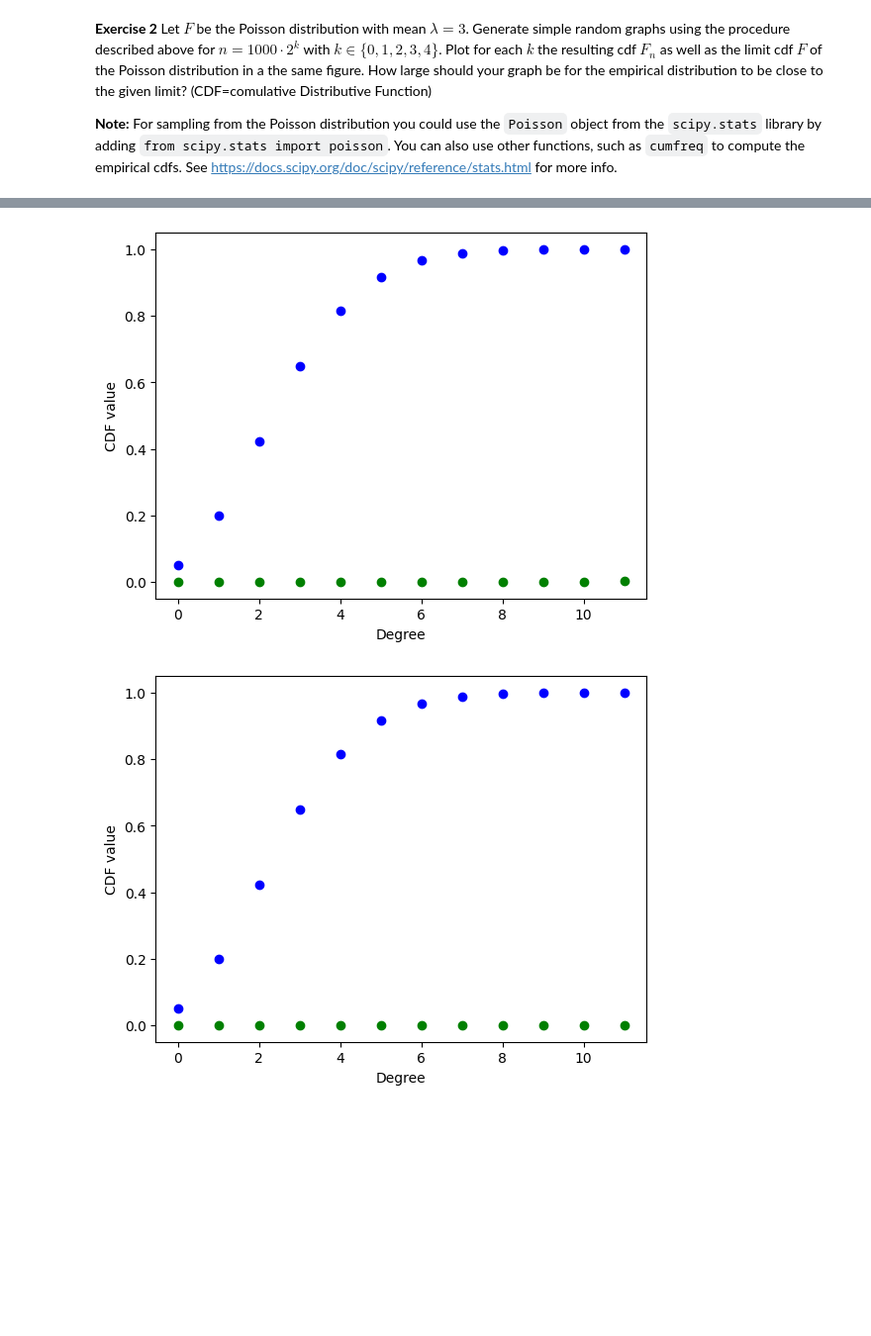
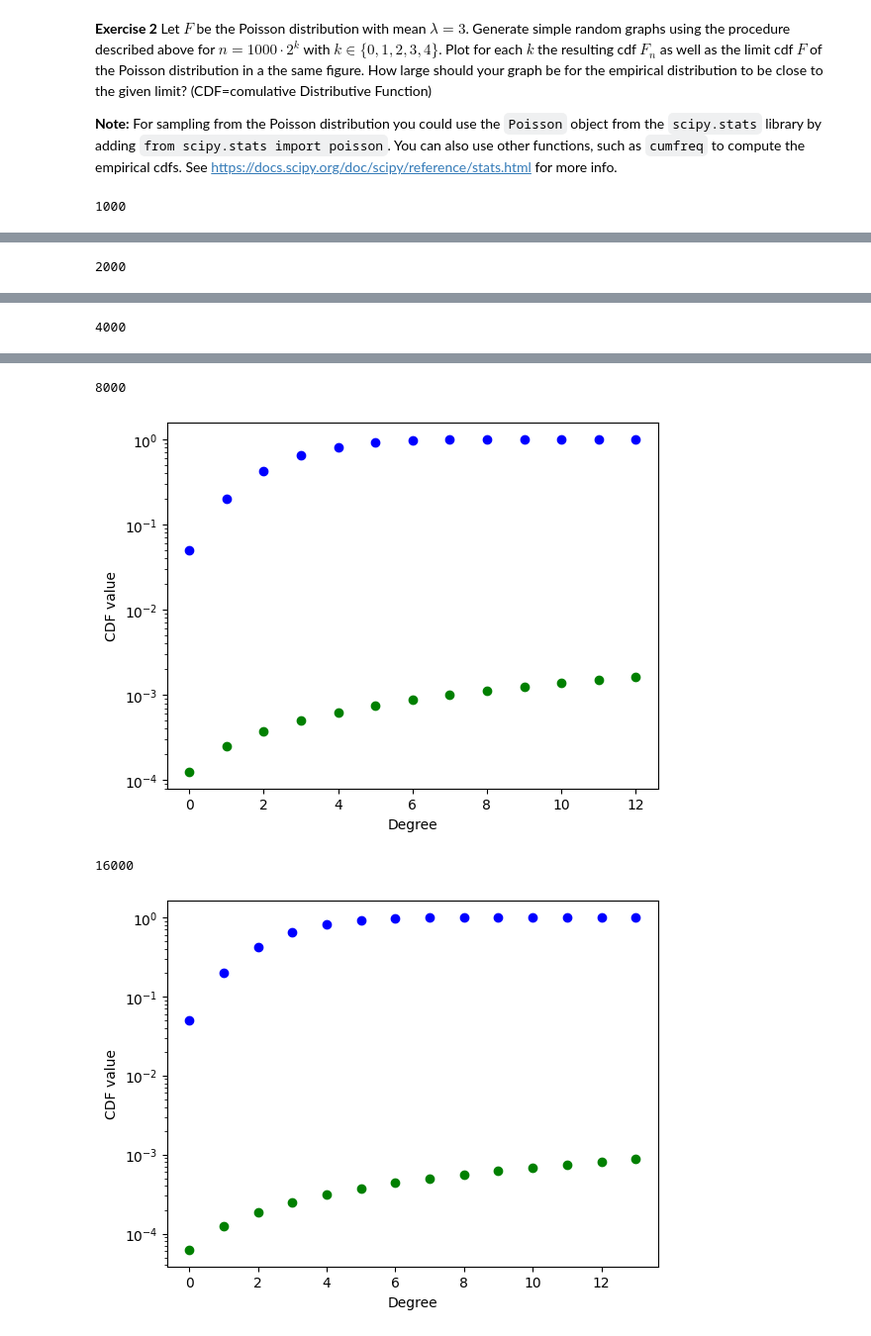
Before and after one commit to kativenOG/Network_statistics, a Jupyter notebook: notebooks/Intro/Configuration_model.ipynb, the cells around one changed output, grey strips where cells are left out. Shown at 99% size. Drawn from its saved outputs; the diff is of its cells as text; code cells hidden in the pictures; blank space fills up the shorter version.

Commit message:
Fixed graphs

```diff
--- a/notebooks/Intro/Configuration_model.ipynb
+++ b/notebooks/Intro/Configuration_model.ipynb
@@ -188,9 +188,10 @@ def cumulative_distribution_function(G,k):
     return f
 
 def plot_cdfs(cdf1,cdf2,max_degree,labelx,labely):
-    plt.plot(list(range(max_degree+1)),cdf1,"bo")
-    plt.plot(list(range(max_degree+1)),cdf2,"go")
+    plt.plot(list(range(max_degree+1)),cdf1,"bo") # Poisson is blue
+    plt.plot(list(range(max_degree+1)),cdf2,"go") # Empirical degree distribution is green
     plt.ylabel(labely)
+    plt.yscale("log")
     plt.xlabel(labelx)
     plt.show()
     return
@@ -198,7 +199,7 @@ def plot_cdfs(cdf1,cdf2,max_degree,labelx,labely):
 for k in K:
     poisson_cdf,ecm_cdf = [],[]
     n = N(k) # number of node in this iteration(k)
-
+    print(n)
     # Get stubs using Poisson
     k_ecm = poisson.rvs(mu,size=n)
     if sum(k_ecm)%2!=0: k_ecm[-1]+=1
@@ -214,3 +215,4 @@ for k in K:
     # Plot the cdfs regarding this k
     plot_cdfs(poisson_cdf,ecm_cdf,max_degree,"Degree","CDF value")
 # %% [output]
+1000
@@ -217,0 +220 @@ for k in K:
+2000
@@ -218,0 +222 @@ for k in K:
+4000
@@ -220,2 +224,4 @@ for k in K:
+8000
-[figure, old version]
+[figure, new version]
+16000
-[figure, old version]
+[figure, new version]
```
Also changed, not shown: parts of 4 cells of this notebook, 1 other file.
